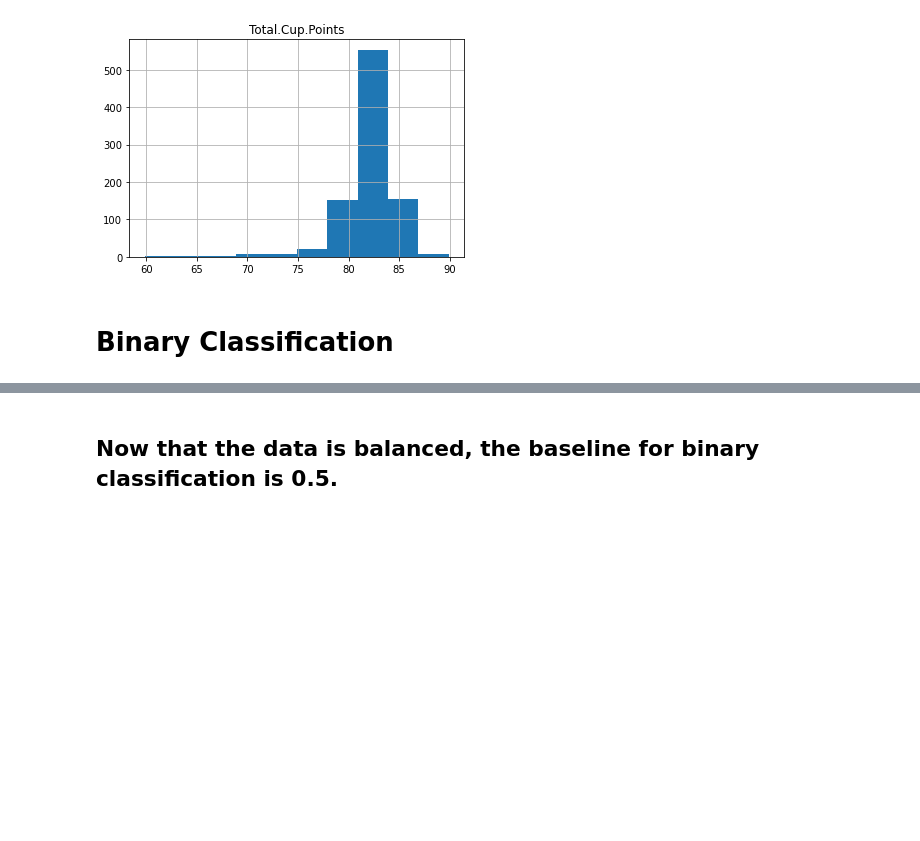
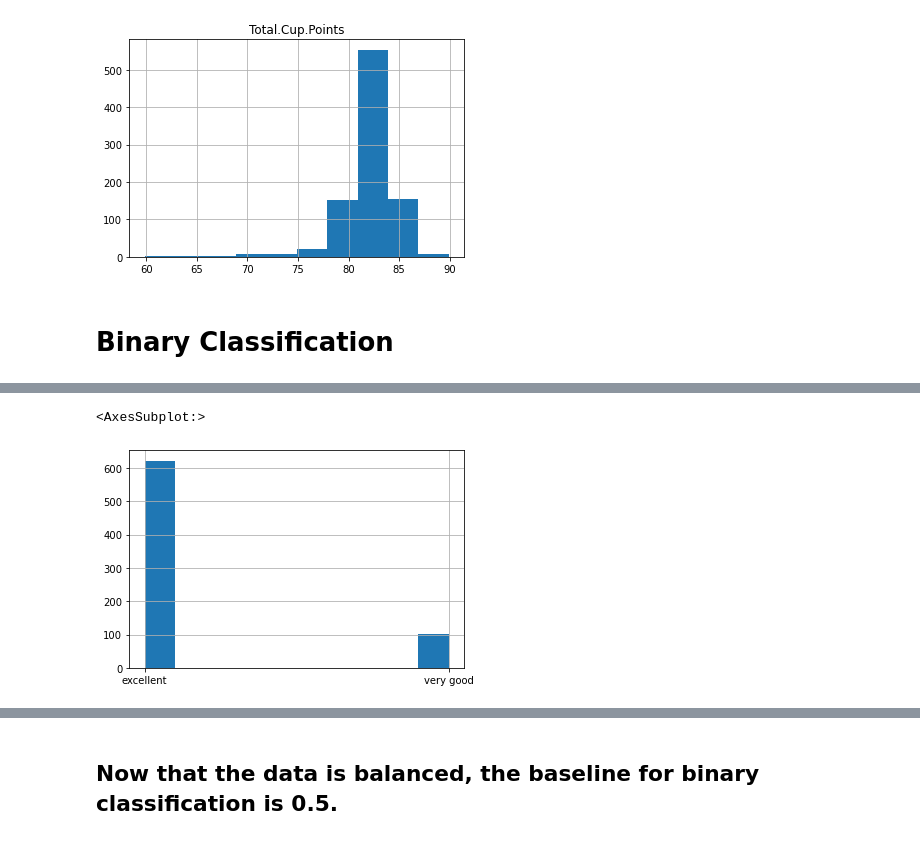
Before and after one commit to rhit-koenignm/CSSE415-CoffeeProject, a Jupyter notebook: BalancingAndBaselines.ipynb, the cells around one changed output, grey strips where cells are left out. Saved outputs shown, nothing was run; the diff lists cells and outputs as text; code cells hidden in the pictures; blank space fills up the shorter version.

```diff
--- a/BalancingAndBaselines.ipynb
+++ b/BalancingAndBaselines.ipynb
@@ -75,4 +76,9 @@ X.head()
 5 rows × 24 columns
+# %%
+y.hist()
+# %% [output]
+<AxesSubplot:>
+[figure, added]
 # %%
 oversample = RandomOverSampler()
 [X,y] = oversample.fit_resample(X,y)
```
Also changed, not shown: parts of 11 cells of this notebook, 2 other files.
